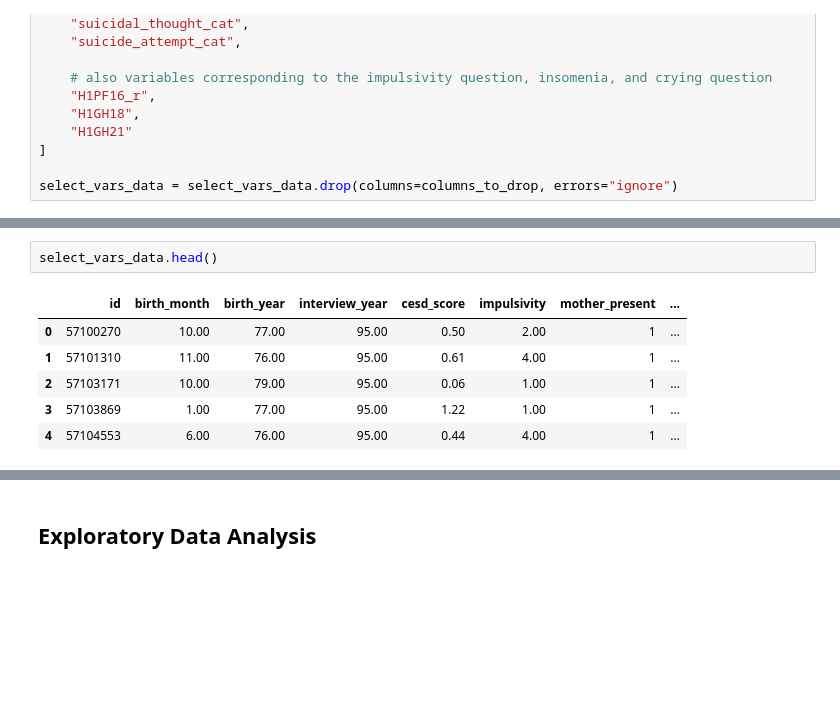
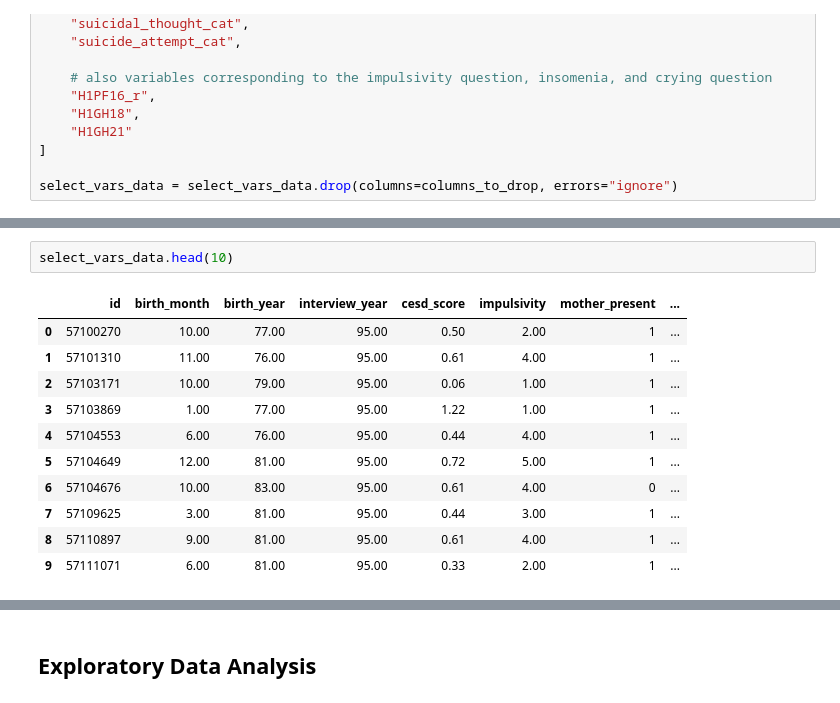
Before and after one commit to usef1ens/Suicide-Prediction, a Jupyter notebook: DataAnalysis.ipynb, the cells around one changed output, grey strips where cells are left out. Saved outputs shown, nothing was run; the diff lists cells and outputs as text; blank space fills up the shorter version.

```diff
--- a/DataAnalysis.ipynb
+++ b/DataAnalysis.ipynb
@@ -407,11 +407,16 @@ Data columns (total 18 columns):
 dtypes: float64(9), int64(4), object(5)
 memory usage: 914.8+ KB
 # %%
-select_vars_data.head()
+select_vars_data.head(10)
 # %% [output]
 |  | id | birth_month | birth_year | interview_year | cesd_score | impulsivity | mother_present | ... |
 | 0 | 57100270 | 10.00 | 77.00 | 95.00 | 0.50 | 2.00 | 1 | ... |
 | 1 | 57101310 | 11.00 | 76.00 | 95.00 | 0.61 | 4.00 | 1 | ... |
 | 2 | 57103171 | 10.00 | 79.00 | 95.00 | 0.06 | 1.00 | 1 | ... |
 | 3 | 57103869 | 1.00 | 77.00 | 95.00 | 1.22 | 1.00 | 1 | ... |
 | 4 | 57104553 | 6.00 | 76.00 | 95.00 | 0.44 | 4.00 | 1 | ... |
+| 5 | 57104649 | 12.00 | 81.00 | 95.00 | 0.72 | 5.00 | 1 | ... |
+| 6 | 57104676 | 10.00 | 83.00 | 95.00 | 0.61 | 4.00 | 0 | ... |
+| 7 | 57109625 | 3.00 | 81.00 | 95.00 | 0.44 | 3.00 | 1 | ... |
+| 8 | 57110897 | 9.00 | 81.00 | 95.00 | 0.61 | 4.00 | 1 | ... |
+| 9 | 57111071 | 6.00 | 81.00 | 95.00 | 0.33 | 2.00 | 1 | ... |
```
Also changed, not shown: parts of 7 cells of this notebook.
